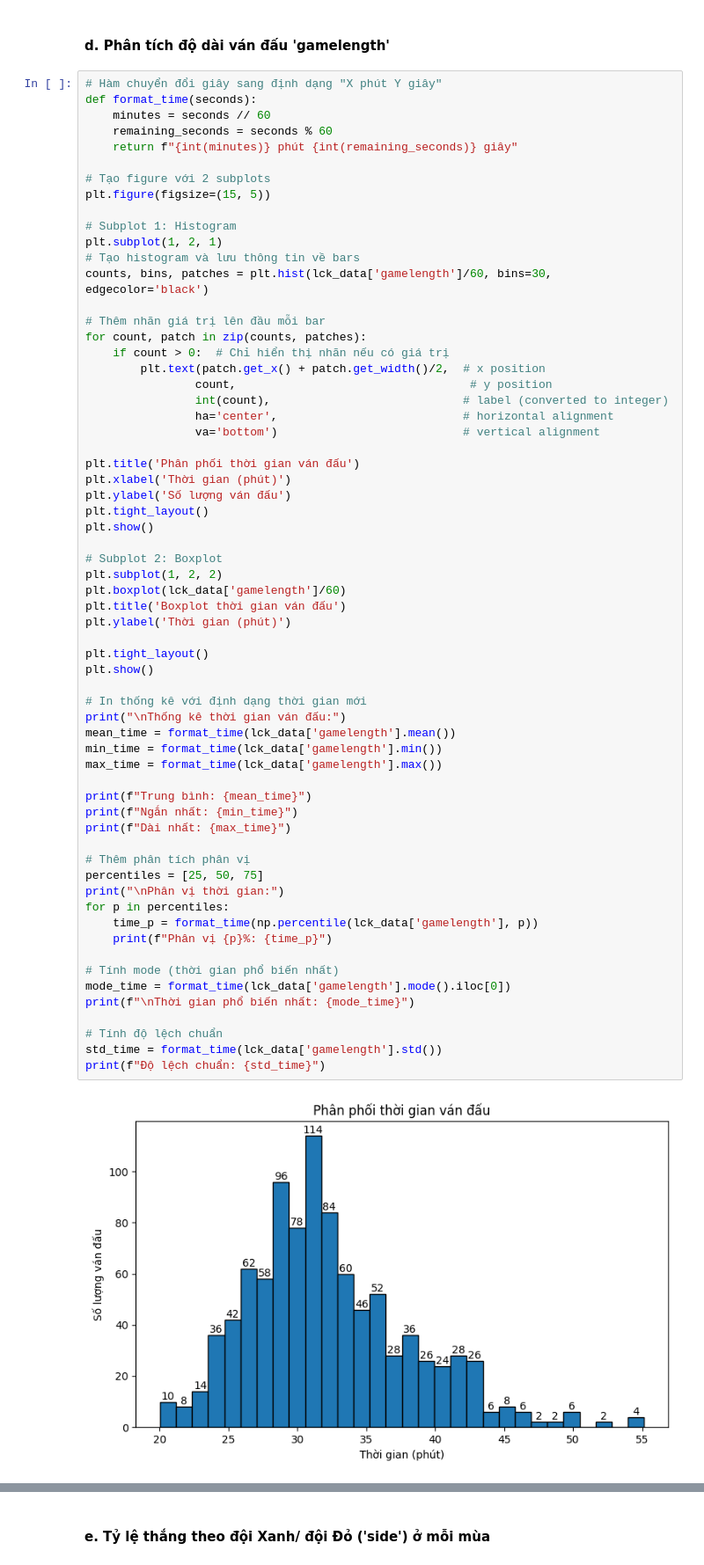
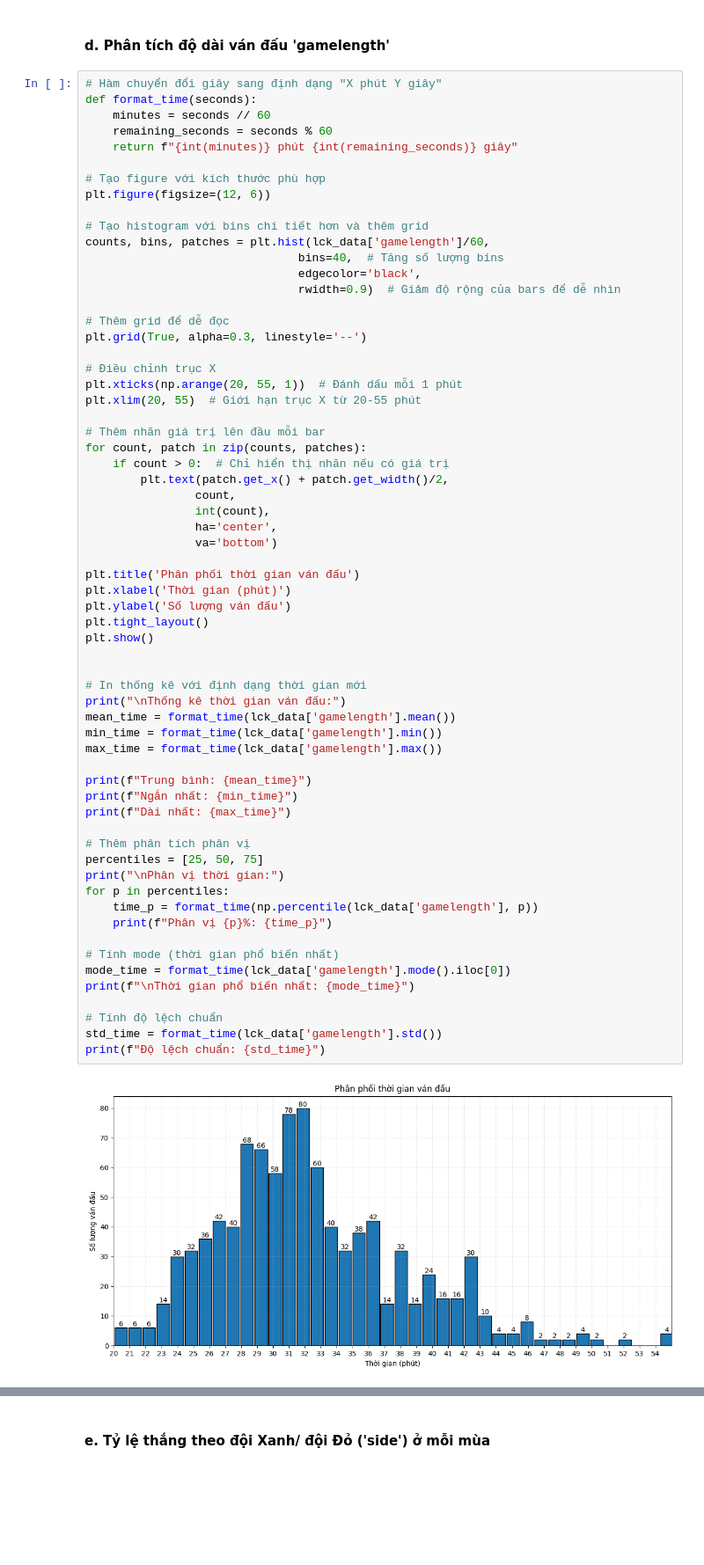
Before and after one commit to fromuit/IE224_Project, a Jupyter notebook: Source/IE224.P11 - Group_4.ipynb, the cells around one changed output, grey strips where cells are left out. Shown at 88% size. Saved outputs shown, nothing was run; the diff lists cells and outputs as text; blank space fills up the shorter version.

```diff
--- a/Source/IE224.P11 - Group_4.ipynb
+++ b/Source/IE224.P11 - Group_4.ipynb
@@ -360,61 +422,61 @@ def format_time(seconds):
     remaining_seconds = seconds % 60
     return f"{int(minutes)} phút {int(remaining_seconds)} giây"
 
-# Tạo figure với 2 subplots
-plt.figure(figsize=(15, 5))
+# Tạo figure với kích thước phù hợp
+plt.figure(figsize=(12, 6))
 
-# Subplot 1: Histogram
-plt.subplot(1, 2, 1)
-# Tạo histogram và lưu thông tin về bars
-counts, bins, patches = plt.hist(lck_data['gamelength']/60, bins=30, edgecolor='black')
+# Tạo histogram với bins chi tiết hơn và thêm grid
+counts, bins, patches = plt.hist(lck_data['gamelength']/60,
+                               bins=40,  # Tăng số lượng bins
+                               edgecolor='black',
+                               rwidth=0.9)  # Giảm độ rộng của bars để dễ nhìn
+
+# Thêm grid để dễ đọc
+plt.grid(True, alpha=0.3, linestyle='--')
+
+# Điều chỉnh trục X
+plt.xticks(np.arange(20, 55, 1))  # Đánh dấu mỗi 1 phút
+plt.xlim(20, 55)  # Giới hạn trục X từ 20-55 phút
 
 # Thêm nhãn giá trị lên đầu mỗi bar
 for count, patch in zip(counts, patches):
     if count > 0:  # Chỉ hiển thị nhãn nếu có giá trị
-        plt.text(patch.get_x() + patch.get_width()/2,  # x position
-                count,                                  # y position
-                int(count),                            # label (converted to integer)
-                ha='center',                           # horizontal alignment
-                va='bottom')                           # vertical alignment
+        plt.text(patch.get_x() + patch.get_width()/2,
+                count,
+                int(count),
+                ha='center',
+                va='bottom')
 
 plt.title('Phân phối thời gian ván đấu')
 plt.xlabel('Thời gian (phút)')
 plt.ylabel('Số lượng ván đấu')
 plt.tight_layout()
 plt.show()
 
-# Subplot 2: Boxplot
-plt.subplot(1, 2, 2)
-plt.boxplot(lck_data['gamelength']/60)
-plt.title('Boxplot thời gian ván đấu')
-plt.ylabel('Thời gian (phút)')
-
-plt.tight_layout()
-plt.show()
 
 # In thống kê với định dạng thời gian mới
 print("\nThống kê thời gian ván đấu:")
 mean_time = format_time(lck_data['gamelength'].mean())
 min_time = format_time(lck_data['gamelength'].min())
 max_time = format_time(lck_data['gamelength'].max())
 
 print(f"Trung bình: {mean_time}")
 print(f"Ngắn nhất: {min_time}")
 print(f"Dài nhất: {max_time}")
 
 # Thêm phân tích phân vị
 percentiles = [25, 50, 75]
 print("\nPhân vị thời gian:")
 for p in percentiles:
     time_p = format_time(np.percentile(lck_data['gamelength'], p))
     print(f"Phân vị {p}%: {time_p}")
 
 # Tính mode (thời gian phổ biến nhất)
 mode_time = format_time(lck_data['gamelength'].mode().iloc[0])
 print(f"\nThời gian phổ biến nhất: {mode_time}")
 
 # Tính độ lệch chuẩn
 std_time = format_time(lck_data['gamelength'].std())
 print(f"Độ lệch chuẩn: {std_time}")
 # %% [output]
-[figure, old version]
+[figure, new version]
```
Also changed, not shown: parts of 19 cells of this notebook, 2 other files.
